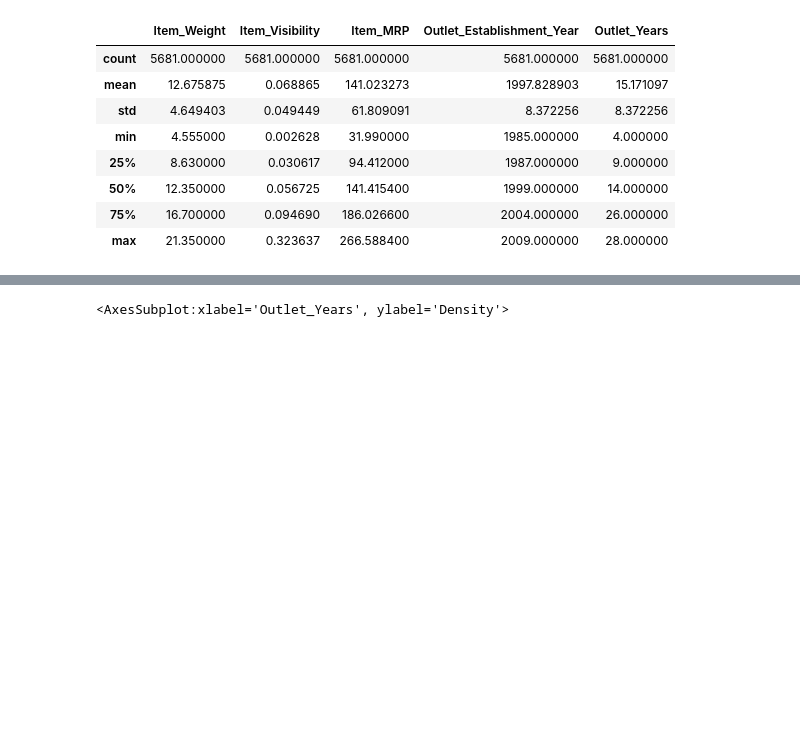
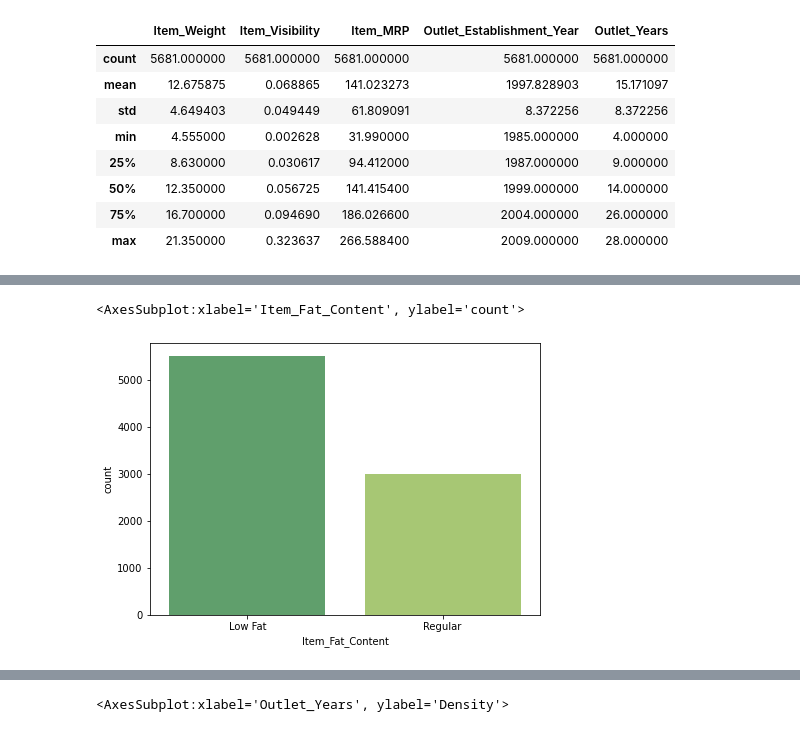
Before and after one commit to suhailfazal/Store-Sales-Prediction, a Jupyter notebook: Store Sales Prediction - for Random forest regressor.ipynb, the cells around one changed output, grey strips where cells are left out. Cells and saved outputs as stored; diff of their text form; code cells hidden in the pictures; blank space fills up the shorter version.

```diff
--- a/Store Sales Prediction - for Random forest regressor.ipynb
+++ b/Store Sales Prediction - for Random forest regressor.ipynb
@@ -1075,0 +1091,6 @@ test.describe()
+# %%
+plt.figure(figsize=(7,5))
+sns.countplot('Item_Fat_Content', data=train, palette='summer')
+# %% [output]
+<AxesSubplot:xlabel='Item_Fat_Content', ylabel='count'>
+[figure, added]
```
Also changed, not shown: parts of 62 cells of this notebook, 16 other files.
